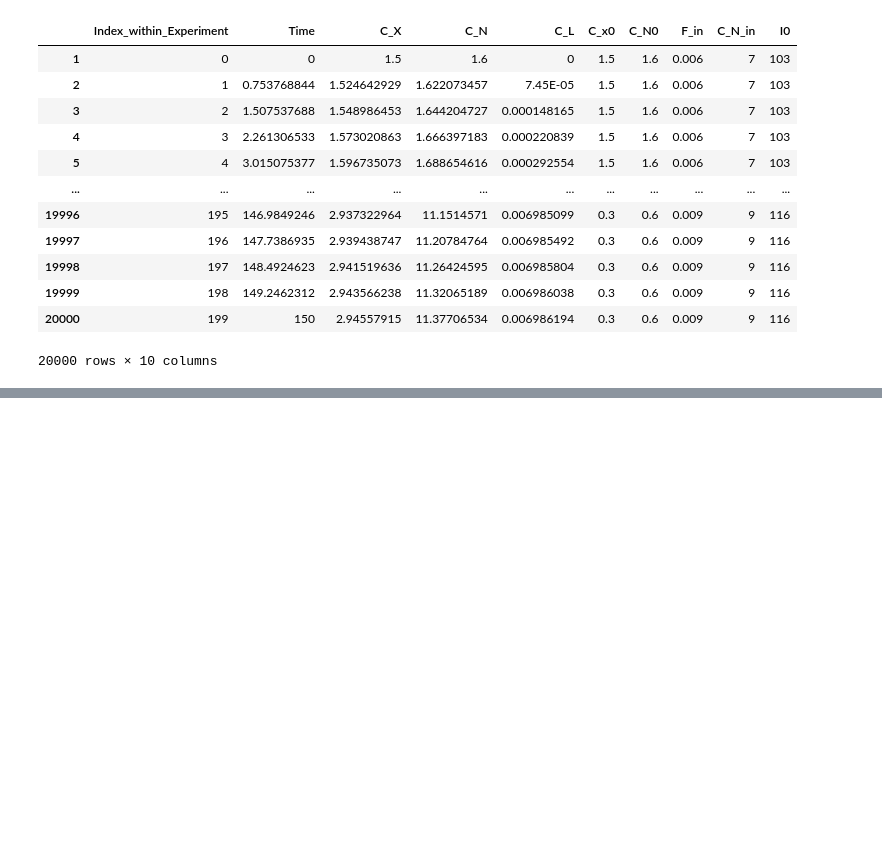
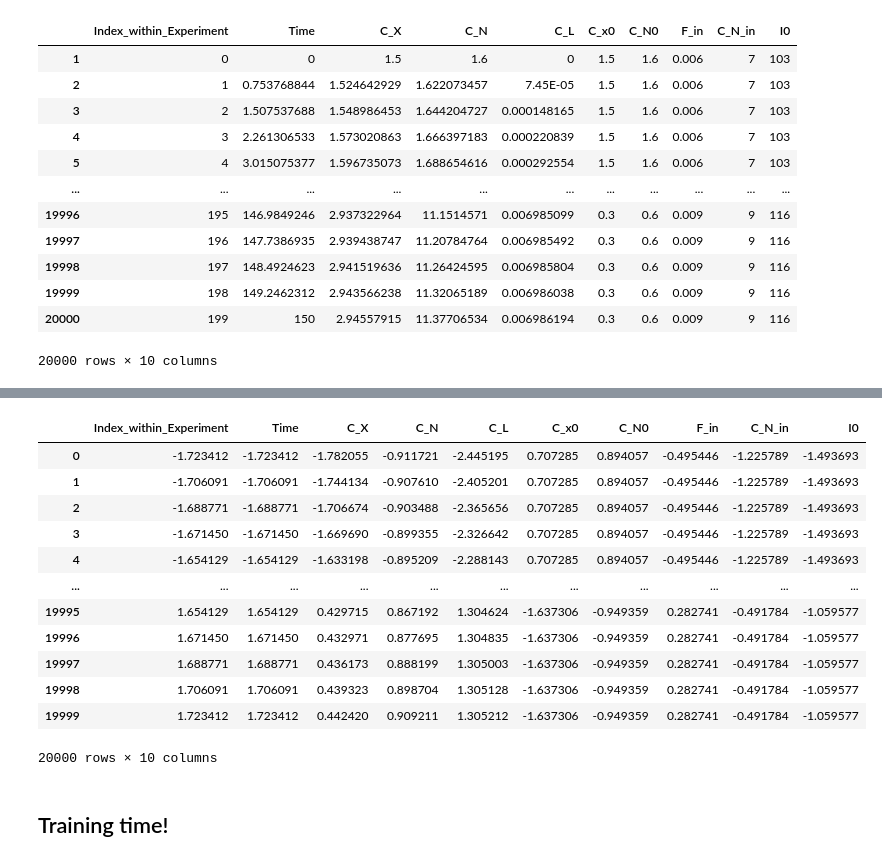
Before and after one commit to swamilikes2code/Python_based_Interactive_Scientific_Visualization, a Jupyter notebook: digital_lab_twin/Alex_Pellett/GPR_synthdata.ipynb, the cells around one changed output, grey strips where cells are left out. Saved outputs shown, nothing was run; the diff lists cells and outputs as text; code cells hidden in the pictures; blank space fills up the shorter version.

```diff
--- a/digital_lab_twin/Alex_Pellett/GPR_synthdata.ipynb
+++ b/digital_lab_twin/Alex_Pellett/GPR_synthdata.ipynb
@@ -53,3 +95,21 @@ df
+# %%
+df
+# %% [output]
+|  | Index_within_Experiment | Time | C_X | C_N | C_L | C_x0 | C_N0 | F_in | C_N_in | I0 |
+| 0 | -1.723412 | -1.723412 | -1.782055 | -0.911721 | -2.445195 | 0.707285 | 0.894057 | -0.495446 | -1.225789 | -1.493693 |
+| 1 | -1.706091 | -1.706091 | -1.744134 | -0.907610 | -2.405201 | 0.707285 | 0.894057 | -0.495446 | -1.225789 | -1.493693 |
+| 2 | -1.688771 | -1.688771 | -1.706674 | -0.903488 | -2.365656 | 0.707285 | 0.894057 | -0.495446 | -1.225789 | -1.493693 |
+| 3 | -1.671450 | -1.671450 | -1.669690 | -0.899355 | -2.326642 | 0.707285 | 0.894057 | -0.495446 | -1.225789 | -1.493693 |
+| 4 | -1.654129 | -1.654129 | -1.633198 | -0.895209 | -2.288143 | 0.707285 | 0.894057 | -0.495446 | -1.225789 | -1.493693 |
+| ... | ... | ... | ... | ... | ... | ... | ... | ... | ... | ... |
+| 19995 | 1.654129 | 1.654129 | 0.429715 | 0.867192 | 1.304624 | -1.637306 | -0.949359 | 0.282741 | -0.491784 | -1.059577 |
+| 19996 | 1.671450 | 1.671450 | 0.432971 | 0.877695 | 1.304835 | -1.637306 | -0.949359 | 0.282741 | -0.491784 | -1.059577 |
+| 19997 | 1.688771 | 1.688771 | 0.436173 | 0.888199 | 1.305003 | -1.637306 | -0.949359 | 0.282741 | -0.491784 | -1.059577 |
+| 19998 | 1.706091 | 1.706091 | 0.439323 | 0.898704 | 1.305128 | -1.637306 | -0.949359 | 0.282741 | -0.491784 | -1.059577 |
+| 19999 | 1.723412 | 1.723412 | 0.442420 | 0.909211 | 1.305212 | -1.637306 | -0.949359 | 0.282741 | -0.491784 | -1.059577 |
+20000 rows × 10 columns
+# %% [markdown]
+## Training time!
 # %%
 from sklearn.model_selection import train_test_split
 
```
Also changed, not shown: parts of 24 cells of this notebook.
